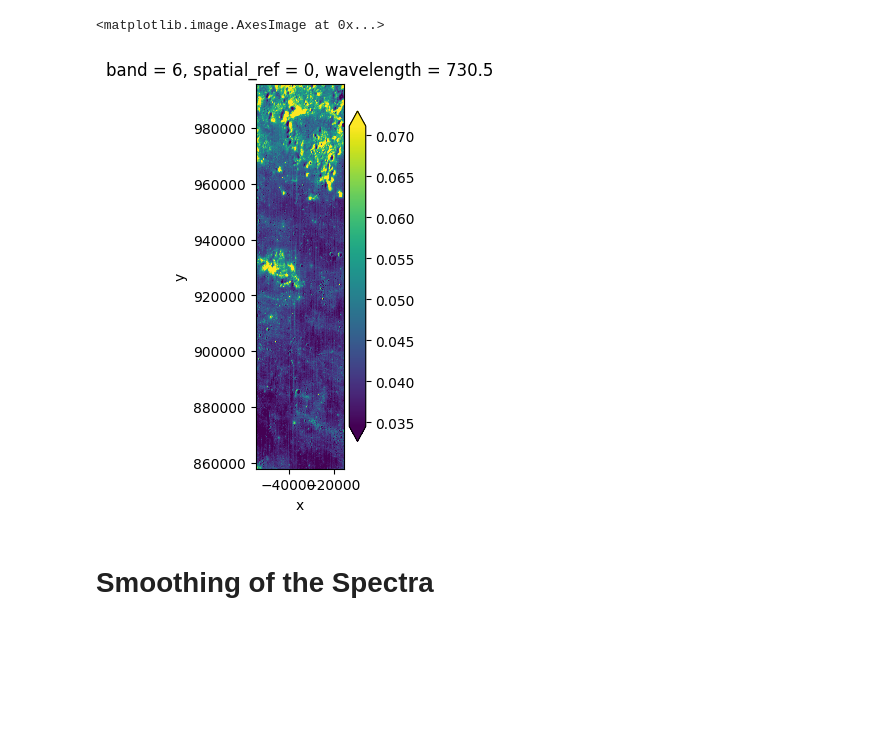
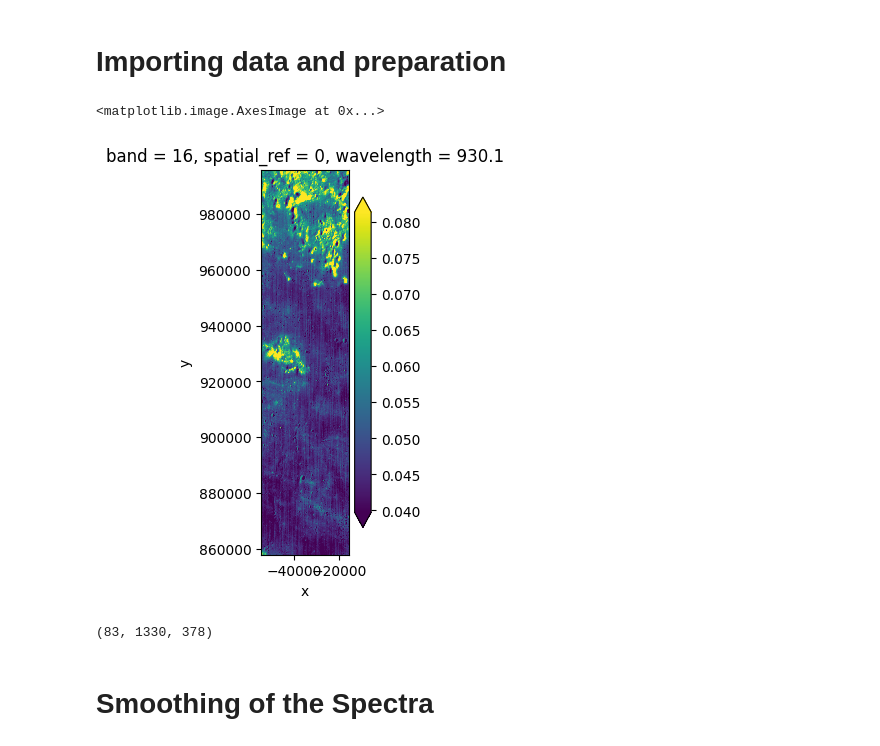
Before and after one commit to Javierunal16/MoonIndex, a Jupyter notebook: scripts/M3_Indexes.ipynb, the cells around one changed output. Drawn from its saved outputs; the diff is of its cells as text; code cells hidden in the pictures; blank space fills up the shorter version.

```diff
--- a/scripts/M3_Indexes.ipynb
+++ b/scripts/M3_Indexes.ipynb
@@ -21 +24,3 @@ from sympy import *
+# %% [markdown]
+# Importing data and preparation
 # %%
@@ -24,14 +31,21 @@ M3_cube=riox.open_rasterio("Valentine_M3_Crop2.tif")
+# %%
+#Import data: raster and wavelengths
+imput_cube=riox.open_rasterio(f'{path_data}/M3_{target}.tif')  #This M3 cube is already proccesed to level 2, hence its values are reflectance and is map projected (see USGS ISIS3)
+wavelengths=np.loadtxt(f'{path_data}/Wavelength.txt', delimiter=",")  #This file contains the wavelegnths values of M3, it is neccesary to have it
 # %%
-#Load wavelength from file
-wavelengths=np.loadtxt("Wavelength.txt", delimiter=",")
-#Attach wavelength to raster
-M3_cube.coords['wavelength'] = ('band', wavelengths)
-M3_cube = M3_cube.swap_dims({'band':'wavelength'})
+#This function attach the wavelength to the cube
+M3_cube=M3spectral.preparation.attach_wavelen(imput_cube,wavelengths)
-# %%
-#Viewing the data
-M3_cube[5,:,:].plot.imshow(aspect=M3_cube.shape[2]/M3_cube.shape[1], size=5, robust=True)
-# %% [output]
-<matplotlib.image.AxesImage at 0x...>
-[figure, removed]
+# %%
+#Viewing the data, arguments are the cube, the band and the size
+M3spectral.plotting.M3_plot(M3_cube,15,5)
+# %% [output]
+<matplotlib.image.AxesImage at 0x...>
+[figure, added]
+# %%
+#Defining the shape of the cube, x=bands, y=horizontal, z=vertical
+x,y,z=M3_cube.shape
+x,y,z
+# %% [output]
+(83, 1330, 378)
 # %% [markdown]
 # Smoothing of the Spectra
```
Also changed, not shown: parts of 19 cells of this notebook, 3 other files.
